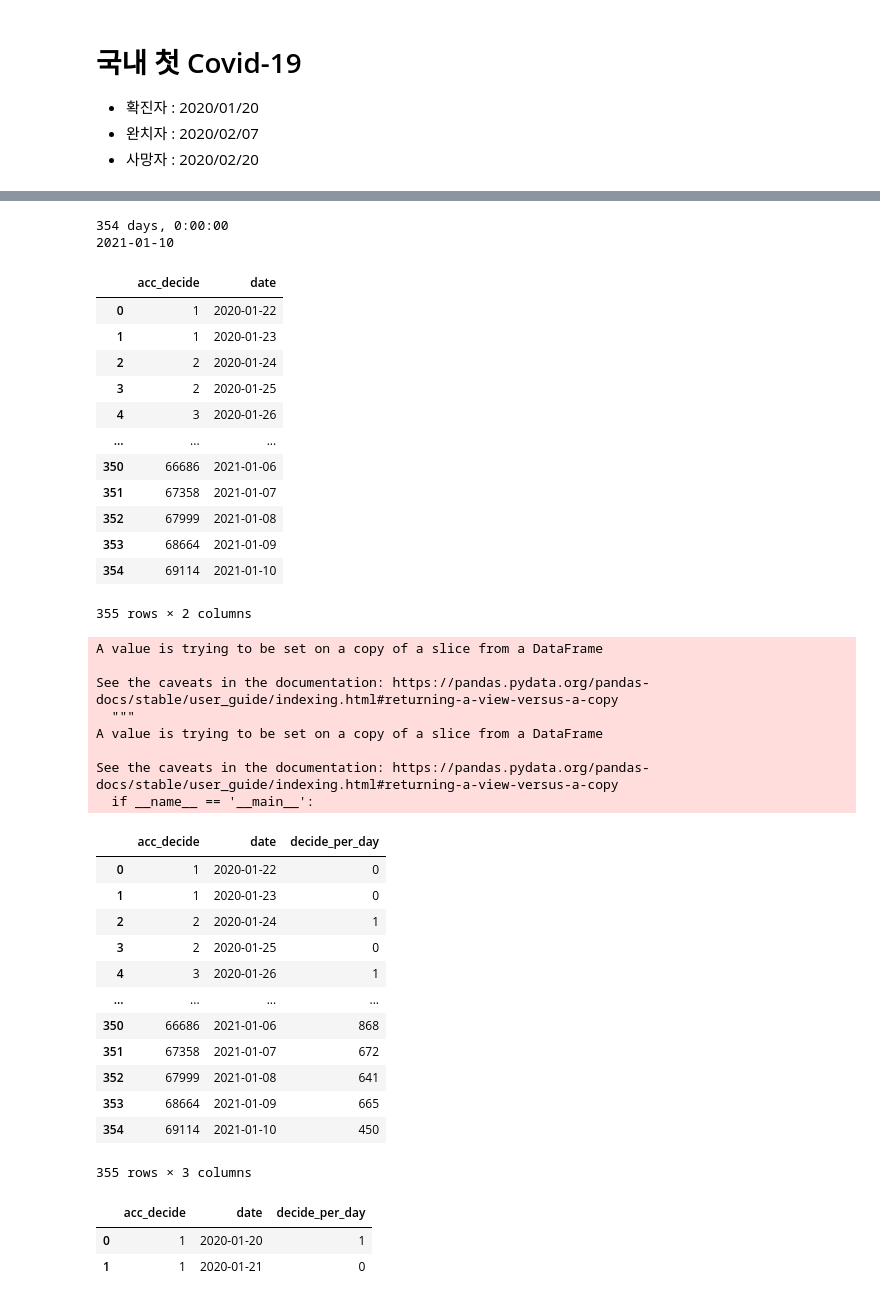
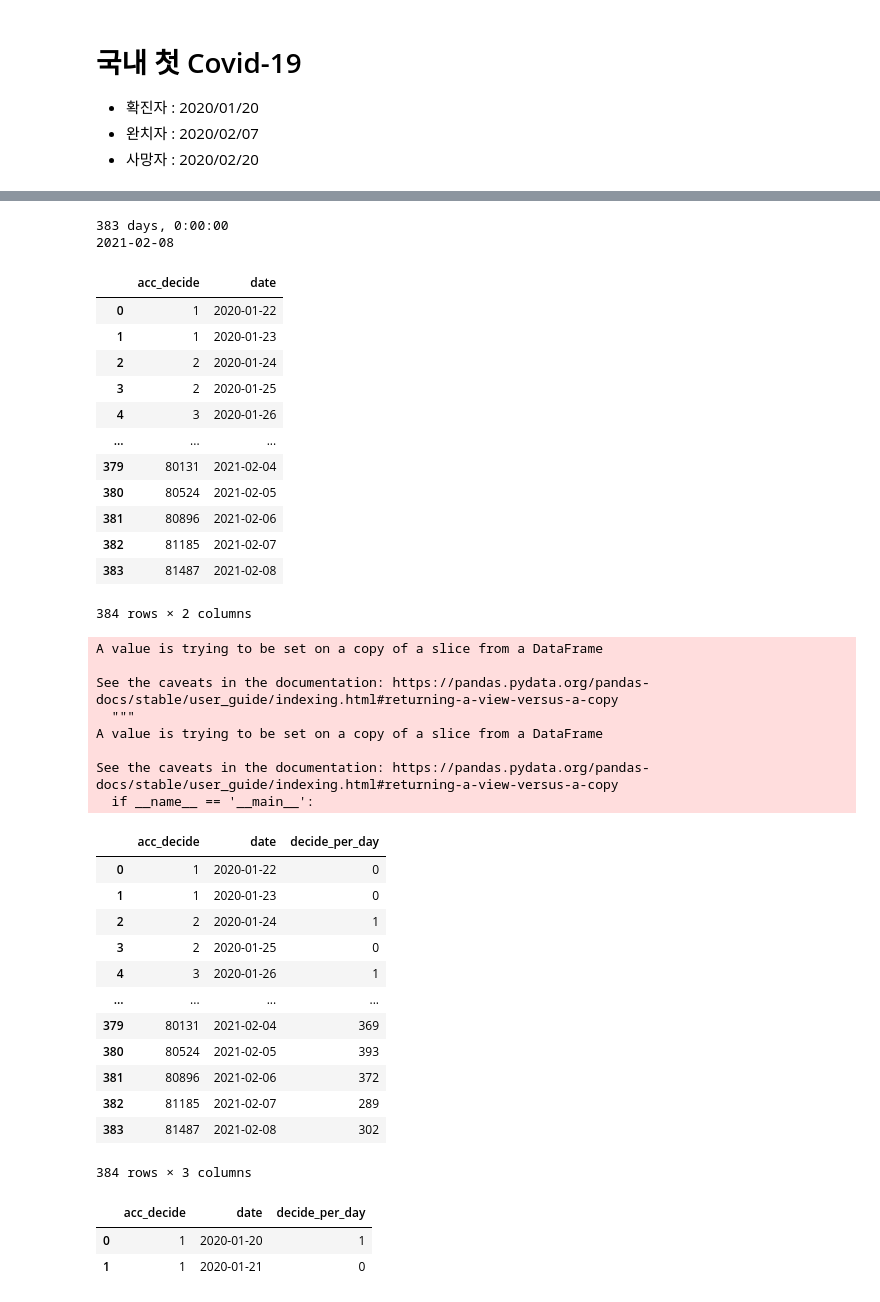
Before and after one commit to gmksf99/Prediction-of-infectious-diseases-through-transfer-learning, a Jupyter notebook: Day1/covid19_make_csv.ipynb, the cells around one changed output, grey strips where cells are left out. Drawn from its saved outputs; the diff is of its cells as text; code cells hidden in the pictures.

Commit message:
Covid19_02-08-21

```diff
--- a/Day1/covid19_make_csv.ipynb
+++ b/Day1/covid19_make_csv.ipynb
@@ -11,17 +11,17 @@ import numpy as np
 # 이 데이터는 누적 확진자 수를 보여줌
 covid_con = pd.read_csv("time_series_covid19_confirmed_global.csv")
 covid_con.set_index("Country/Region", inplace = True)
-korea_covid = covid_con.loc['Korea','1/22/20':]
+korea_covid = covid_con.loc["Korea, South",'1/22/20':]
 
 kcon_covid19 = pd.DataFrame(korea_covid)
 
 # 누적 확진자 수 라고 칼럼 명을 바꿈
-kcon_covid19 = kcon_covid19.rename(columns = {"Korea":"acc_decide"})
+kcon_covid19 = kcon_covid19.rename(columns = {"Korea, South":"acc_decide"})
 kcon_covid19
 
 # 인덱스 바꿔줌
 index2 = []
-for i in range(0,355) :
+for i in range(0,384) :
     index2.append(i)
 
 kcon_covid19.index = index2[:]
@@ -46,19 +46,19 @@ from datetime import timedelta
 
 # 날짜 2020-01-22 ~ 2021-01-10
 start = date(2020, 1, 22)
-end = date(2021, 1, 10)
+end = date(2021, 2, 8)
 
 print(end- start)
 
 index = []
-for i in range (0,355) :
+for i in range (0,384) :
     date = start + timedelta(i)
     index.append(date)
 
 print(index[-1])
 # %% [output]
-354 days, 0:00:00
-2021-01-10
+383 days, 0:00:00
+2021-02-08
 # %%
 # 0~ 354 인덱스 / 날짜 / 칼럼 ...
 kcon_covid19 = kcon_covid19
@@ -72,46 +72,46 @@ kcon_covid19
 | 3 | 2 | 2020-01-25 |
 | 4 | 3 | 2020-01-26 |
 | ... | ... | ... |
-| 350 | 66686 | 2021-01-06 |
-| 351 | 67358 | 2021-01-07 |
-| 352 | 67999 | 2021-01-08 |
-| 353 | 68664 | 2021-01-09 |
-| 354 | 69114 | 2021-01-10 |
+| 379 | 80131 | 2021-02-04 |
+| 380 | 80524 | 2021-02-05 |
+| 381 | 80896 | 2021-02-06 |
+| 382 | 81185 | 2021-02-07 |
+| 383 | 81487 | 2021-02-08 |
-355 rows × 2 columns
+384 rows × 2 columns
 # %%
 #초기화
-for i in range(0,354) :
+for i in range(0,383) :
     kcon_covid19['decide_per_day'] = 0
 
 kcon_covid19['decide_per_day'][0] = 0
 
 # 일별 확진자 수 구하기
-for i in range(1,355) :
+for i in range(1,384) :
     kcon_covid19['decide_per_day'][i] = kcon_covid19['acc_decide'][i] - kcon_covid19['acc_decide'][i-1]
 
 kcon_covid19
 # %% [output]
 A value is trying to be set on a copy of a slice from a DataFrame
 
 See the caveats in the documentation: https://pandas.pydata.org/pandas-docs/stable/user_guide/indexing.html#returning-a-view-versus-a-copy
   """
 A value is trying to be set on a copy of a slice from a DataFrame
 
 See the caveats in the documentation: https://pandas.pydata.org/pandas-docs/stable/user_guide/indexing.html#returning-a-view-versus-a-copy
   if __name__ == '__main__':
 |  | acc_decide | date | decide_per_day |
 | 0 | 1 | 2020-01-22 | 0 |
 | 1 | 1 | 2020-01-23 | 0 |
 | 2 | 2 | 2020-01-24 | 1 |
 | 3 | 2 | 2020-01-25 | 0 |
 | 4 | 3 | 2020-01-26 | 1 |
 | ... | ... | ... | ... |
-| 350 | 66686 | 2021-01-06 | 868 |
-| 351 | 67358 | 2021-01-07 | 672 |
-| 352 | 67999 | 2021-01-08 | 641 |
-| 353 | 68664 | 2021-01-09 | 665 |
-| 354 | 69114 | 2021-01-10 | 450 |
+| 379 | 80131 | 2021-02-04 | 369 |
+| 380 | 80524 | 2021-02-05 | 393 |
+| 381 | 80896 | 2021-02-06 | 372 |
+| 382 | 81185 | 2021-02-07 | 289 |
+| 383 | 81487 | 2021-02-08 | 302 |
-355 rows × 3 columns
+384 rows × 3 columns
 # %%
 new = {'acc_decide' : [1, 1], 'date' : ['2020-01-20', '2020-01-21'], 'decide_per_day' : [1, 0]}
 new = pd.DataFrame(new)
```
Also changed, not shown: parts of 9 cells of this notebook, 4 other files.
